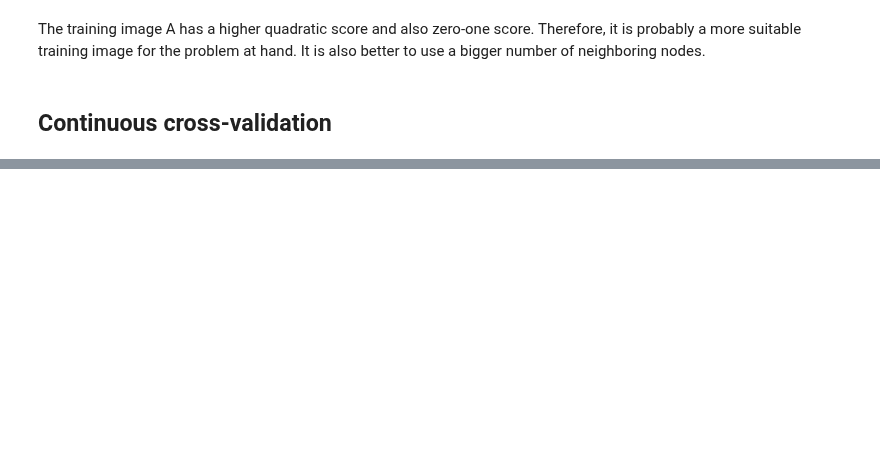
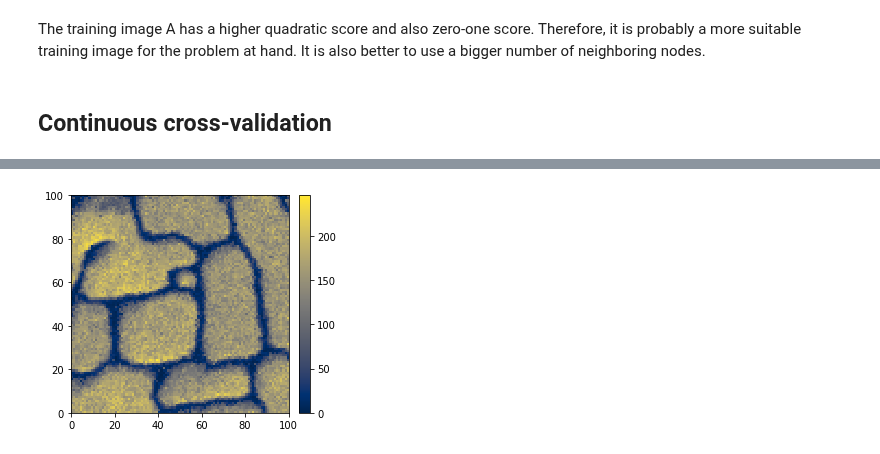
Before and after one commit to randlab/geone, a Jupyter notebook: examples/ex_cross_validaton.ipynb, the cells around one changed output, grey strips where cells are left out. Cells and saved outputs as stored; diff of their text form; code cells hidden in the pictures; blank space fills up the shorter version.

Commit message:
Add DeesseRegressor, crps and examples
Still need to code tests and clean up the notebook with example
The dummy regressor needs fixing (or remove)

```diff
--- a/examples/ex_cross_validaton.ipynb
+++ b/examples/ex_cross_validaton.ipynb
@@ -148,0 +211,22 @@ The training image A has a higher quadratic score and also zero-one score. There
+# %%
+# Define the interface for the DeeSse simulation tool
+deesse_regressor = DeesseRegressor(
+    varnames = ['X','Y','Z', 'facies'],
+        nx=100, ny=100, nz=1,     # dimension of the simulation grid (number of cells)
+        sx=1.0, sy=1.0, sz=1.0,   # cells units in the simulation grid (here are the default values)
+        ox=0.0, oy=0.0, oz=0.0,   # origin of the simulation grid (here are the default values)
+        nv=1, varname='facies',   # number of variable(s), name of the variable(s)
+        nTI=1, TI=ti,           # number of TI(s), TI (class dsi.Img)
+        distanceType=1,           # distance type: proportion of mismatching nodes (categorical var., default)
+        nneighboringNode=20,      # max. number of neighbors (for the patterns)
+        distanceThreshold=0.1,    # acceptation threshold (for distance between patterns)
+        maxScanFraction=0.25,     # max. scanned fraction of the TI (for simulation of each cell)
+        npostProcessingPathMax=1, # number of post-processing path(s)
+        seed=20191201,            # seed (initialization of the random number generator)
+        nrealization=10,           # number of realization(s)
+        nthreads=4)               # number of threads to use for simulations
+# %%
+sim = deesse_regressor.simulate()
+drawImage2D(sim['sim'][0], cmap='cividis')
+# %% [output]
+[figure, added]
```
Also changed, not shown: parts of 20 cells of this notebook, 5 other files.
